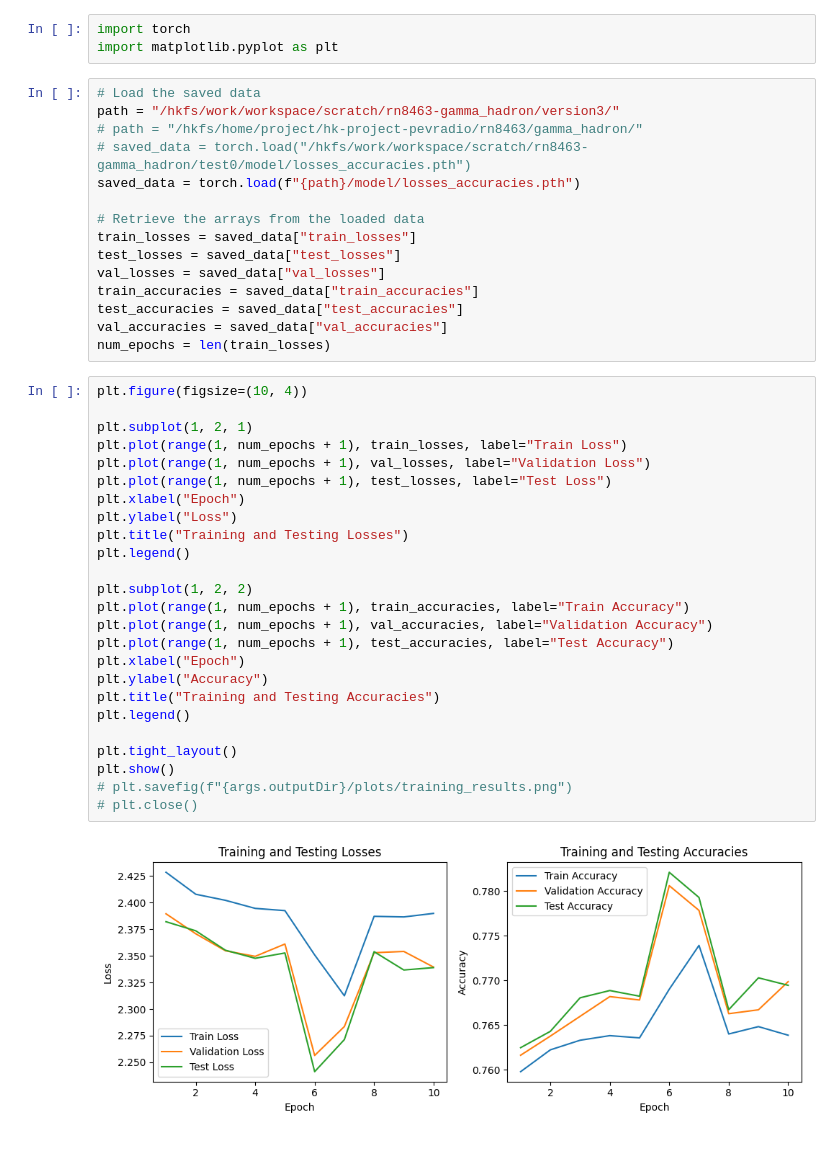
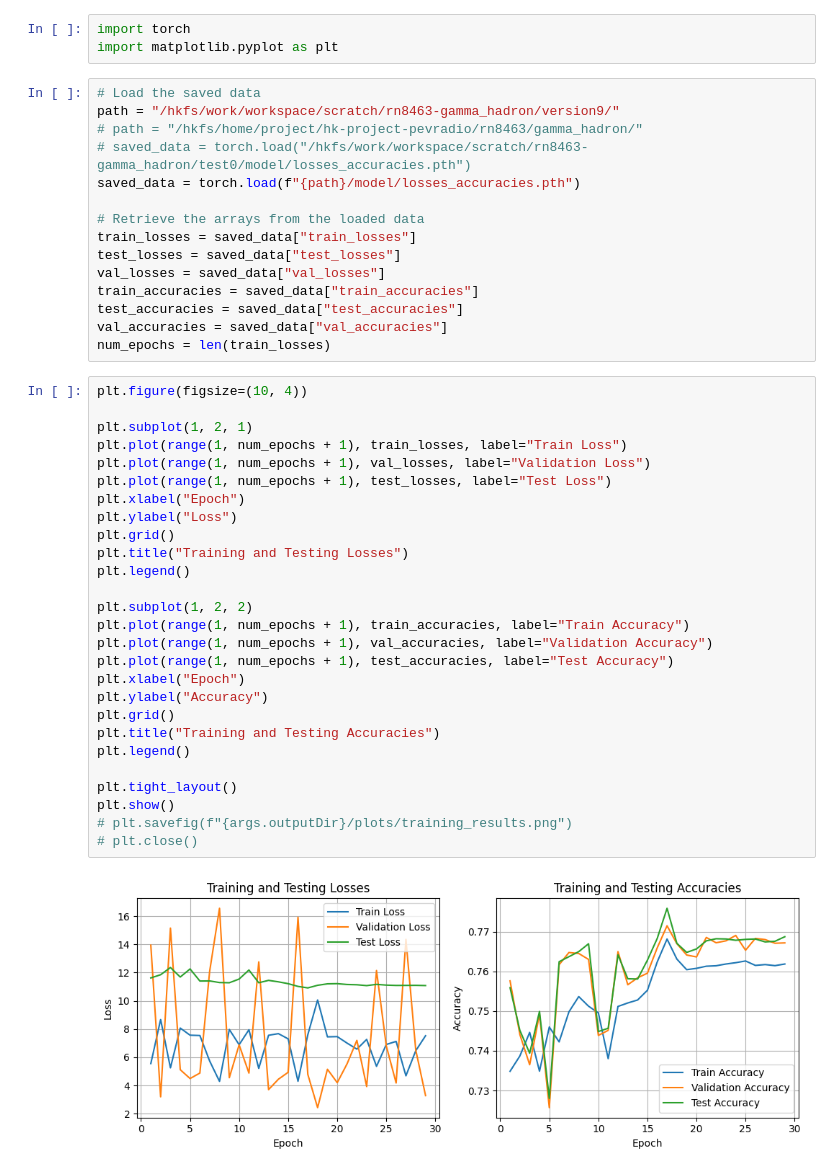
Before and after one commit to fedbont94/CNN_gamma_hadron, a Jupyter notebook: testNotebook.ipynb, the cells around one changed output. Saved outputs shown, nothing was run; the diff lists cells and outputs as text.

```diff
--- a/testNotebook.ipynb
+++ b/testNotebook.ipynb
@@ -5,7 +5,7 @@ import torch
 import matplotlib.pyplot as plt
 # %%
 # Load the saved data
-path = "/hkfs/work/workspace/scratch/rn8463-gamma_hadron/version3/"
+path = "/hkfs/work/workspace/scratch/rn8463-gamma_hadron/version9/"
 # path = "/hkfs/home/project/hk-project-pevradio/rn8463/gamma_hadron/"
 # saved_data = torch.load("/hkfs/work/workspace/scratch/rn8463-gamma_hadron/test0/model/losses_accuracies.pth")
 saved_data = torch.load(f"{path}/model/losses_accuracies.pth")
@@ -21,27 +21,29 @@ num_epochs = len(train_losses)
 # %%
 plt.figure(figsize=(10, 4))
 
 plt.subplot(1, 2, 1)
 plt.plot(range(1, num_epochs + 1), train_losses, label="Train Loss")
 plt.plot(range(1, num_epochs + 1), val_losses, label="Validation Loss")
 plt.plot(range(1, num_epochs + 1), test_losses, label="Test Loss")
 plt.xlabel("Epoch")
 plt.ylabel("Loss")
+plt.grid()
 plt.title("Training and Testing Losses")
 plt.legend()
 
 plt.subplot(1, 2, 2)
 plt.plot(range(1, num_epochs + 1), train_accuracies, label="Train Accuracy")
 plt.plot(range(1, num_epochs + 1), val_accuracies, label="Validation Accuracy")
 plt.plot(range(1, num_epochs + 1), test_accuracies, label="Test Accuracy")
 plt.xlabel("Epoch")
 plt.ylabel("Accuracy")
+plt.grid()
 plt.title("Training and Testing Accuracies")
 plt.legend()
 
 plt.tight_layout()
 plt.show()
 # plt.savefig(f"{args.outputDir}/plots/training_results.png")
 # plt.close()
 # %% [output]
-[figure, old version]
+[figure, new version]
```
Also changed, not shown: parts of 5 cells of this notebook, 15 other files.
